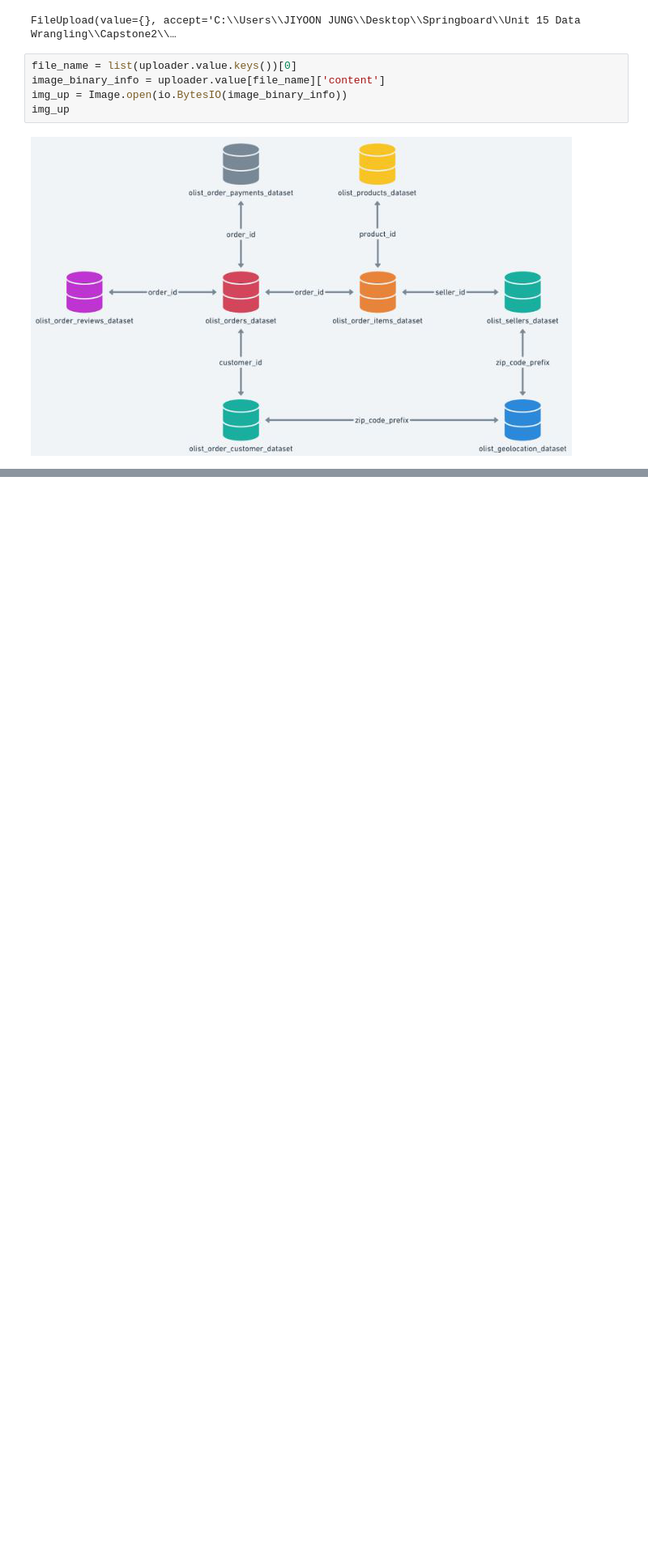
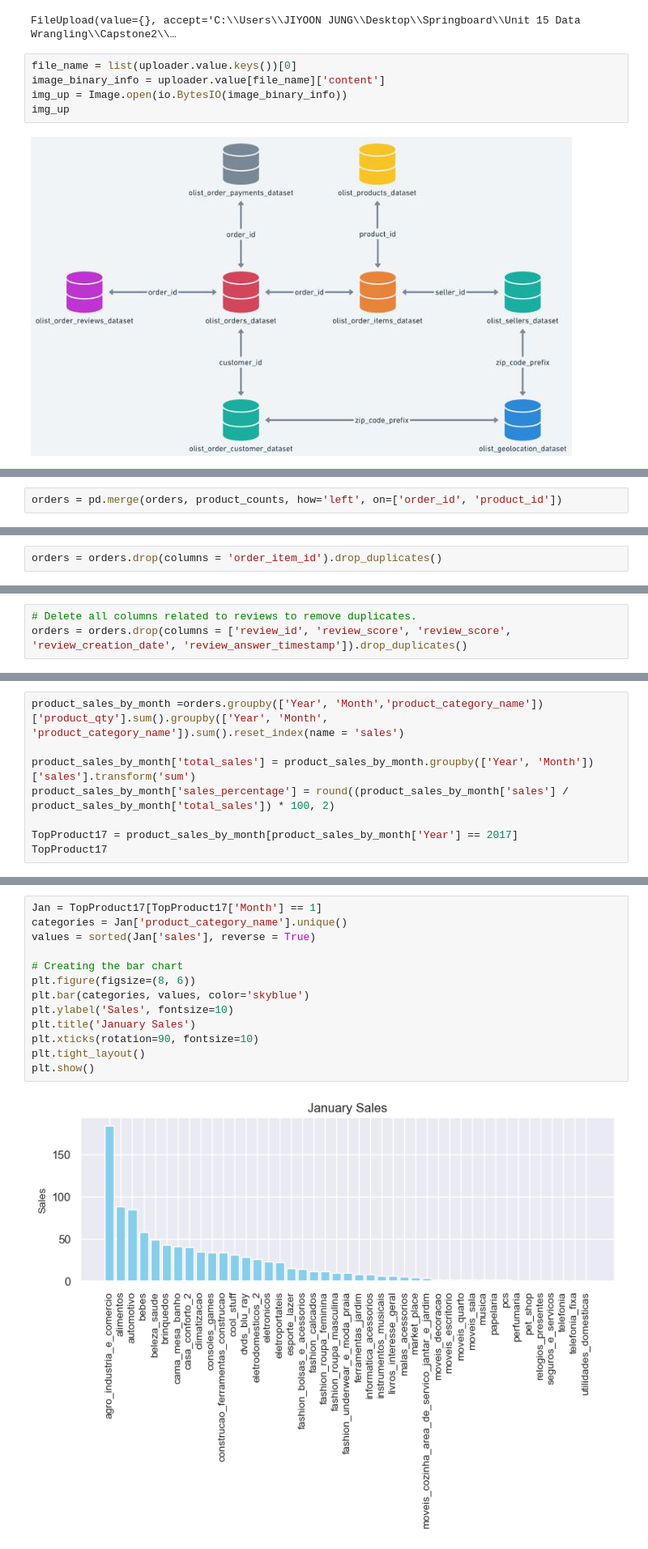
Before and after one commit to buttonsnail/Springboard, a Jupyter notebook: Capstone2.ipynb, the cells around one changed output, grey strips where cells are left out. Shown at 81% size. Drawn from its saved outputs; the diff is of its cells as text; blank space fills up the shorter version.

```diff
--- a/Capstone2.ipynb
+++ b/Capstone2.ipynb
@@ -407,0 +575,2 @@ MemoryError: Unable to allocate 1.36 GiB for an array with shape (10, 18188958)
+# %%
+orders = pd.merge(orders, product_counts, how='left', on=['order_id', 'product_id'])
@@ -407,0 +597,2 @@ MemoryError: Unable to allocate 1.36 GiB for an array with shape (10, 18188958)
+# %%
+orders = orders.drop(columns = 'order_item_id').drop_duplicates()
@@ -407,0 +623,3 @@ MemoryError: Unable to allocate 1.36 GiB for an array with shape (10, 18188958)
+# %%
+# Delete all columns related to reviews to remove duplicates.
+orders = orders.drop(columns = ['review_id', 'review_score', 'review_score', 'review_creation_date', 'review_answer_timestamp']).drop_duplicates()
@@ -407,0 +656,8 @@ MemoryError: Unable to allocate 1.36 GiB for an array with shape (10, 18188958)
+# %%
+product_sales_by_month =orders.groupby(['Year', 'Month','product_category_name'])['product_qty'].sum().groupby(['Year', 'Month', 'product_category_name']).sum().reset_index(name = 'sales')
+
+product_sales_by_month['total_sales'] = product_sales_by_month.groupby(['Year', 'Month'])['sales'].transform('sum')
+product_sales_by_month['sales_percentage'] = round((product_sales_by_month['sales'] / product_sales_by_month['total_sales']) * 100, 2)
+
+TopProduct17 = product_sales_by_month[product_sales_by_month['Year'] == 2017]
+TopProduct17
@@ -407,0 +684,15 @@ MemoryError: Unable to allocate 1.36 GiB for an array with shape (10, 18188958)
+# %%
+Jan = TopProduct17[TopProduct17['Month'] == 1]
+categories = Jan['product_category_name'].unique()
+values = sorted(Jan['sales'], reverse = True)
+
+# Creating the bar chart
+plt.figure(figsize=(8, 6))
+plt.bar(categories, values, color='skyblue')
+plt.ylabel('Sales', fontsize=10)
+plt.title('January Sales')
+plt.xticks(rotation=90, fontsize=10)
+plt.tight_layout()
+plt.show()
+# %% [output]
+[figure, added]
```
Also changed, not shown: parts of 125 cells of this notebook.
